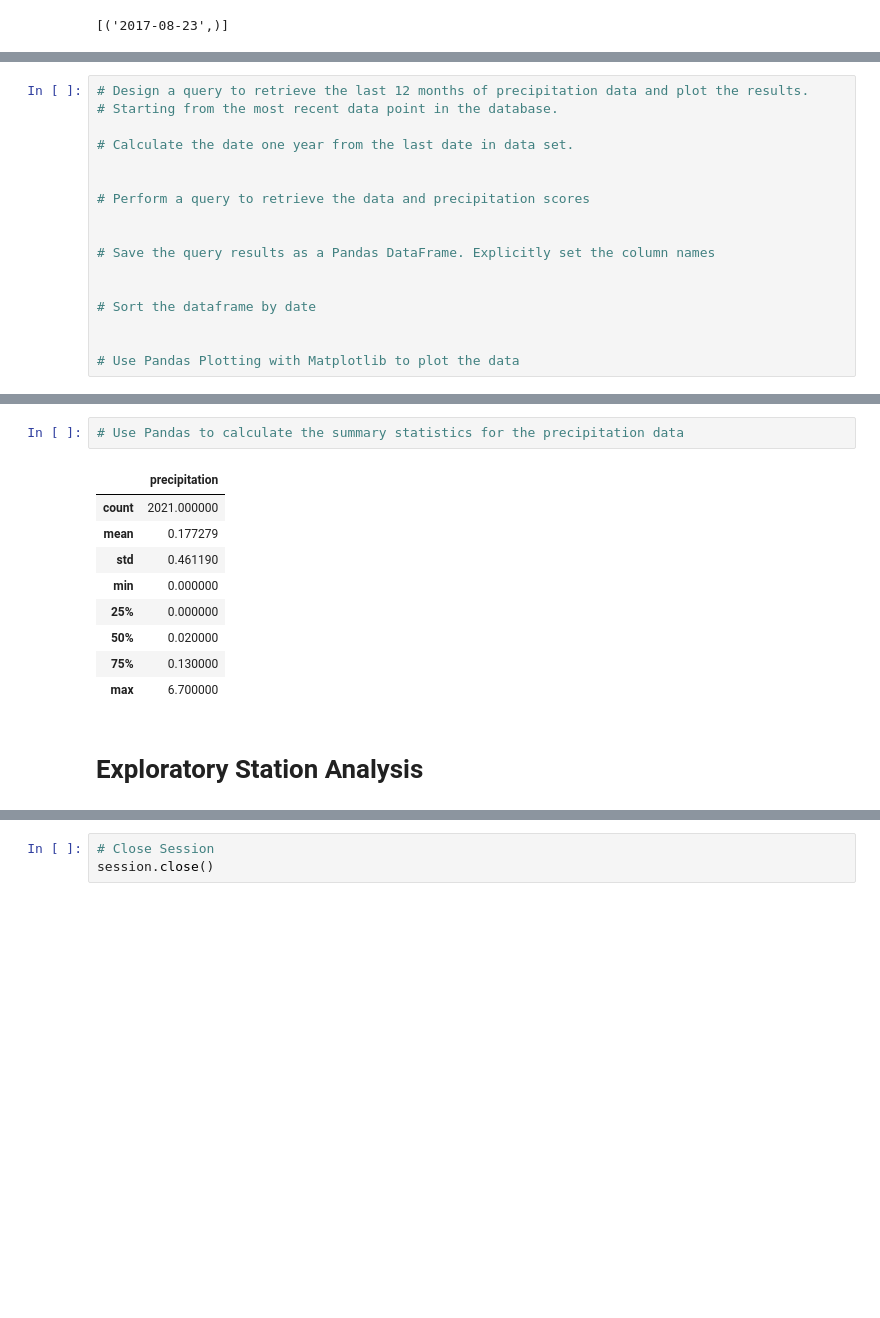
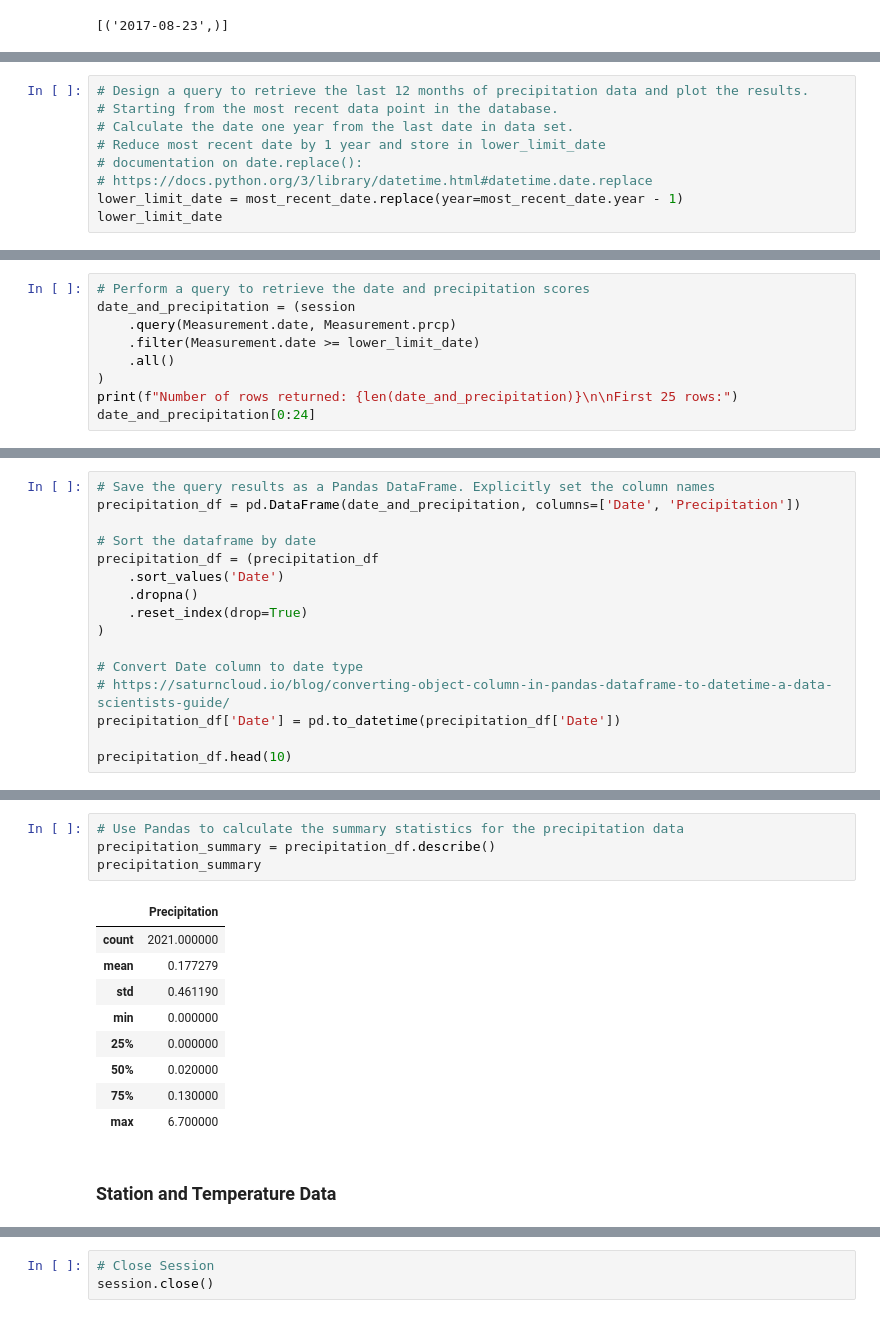
Before and after one commit to tsbarr/sqlalchemy-challenge, a Jupyter notebook: SurfsUp/climate_starter.ipynb, the cells around one changed output, grey strips where cells are left out. Cells and saved outputs as stored; diff of their text form; blank space fills up the shorter version.

```diff
--- a/SurfsUp/climate_starter.ipynb
+++ b/SurfsUp/climate_starter.ipynb
@@ -115,18 +121,10 @@ datetime.date(2017, 8, 23)
 # %%
 # Design a query to retrieve the last 12 months of precipitation data and plot the results.
 # Starting from the most recent data point in the database.
-
 # Calculate the date one year from the last date in data set.
-
-
-# Perform a query to retrieve the data and precipitation scores
-
-
-# Save the query results as a Pandas DataFrame. Explicitly set the column names
-
-
-# Sort the dataframe by date
-
-
-# Use Pandas Plotting with Matplotlib to plot the data
+# Reduce most recent date by 1 year and store in lower_limit_date
+# documentation on date.replace():
+# https://docs.python.org/3/library/datetime.html#datetime.date.replace
+lower_limit_date = most_recent_date.replace(year=most_recent_date.year - 1)
+lower_limit_date
 # %% [output]
@@ -134,0 +132,9 @@ Text(0, 0.5, 'Inches')
+# %%
+# Perform a query to retrieve the date and precipitation scores
+date_and_precipitation = (session
+    .query(Measurement.date, Measurement.prcp)
+    .filter(Measurement.date >= lower_limit_date)
+    .all()
+)
+print(f"Number of rows returned: {len(date_and_precipitation)}\n\nFirst 25 rows:")
+date_and_precipitation[0:24]
@@ -134,0 +162,16 @@ Text(0, 0.5, 'Inches')
+# %%
+# Save the query results as a Pandas DataFrame. Explicitly set the column names
+precipitation_df = pd.DataFrame(date_and_precipitation, columns=['Date', 'Precipitation'])
+
+# Sort the dataframe by date
+precipitation_df = (precipitation_df
+    .sort_values('Date')
+    .dropna()
+    .reset_index(drop=True)
+)
+
+# Convert Date column to date type
+# https://saturncloud.io/blog/converting-object-column-in-pandas-dataframe-to-datetime-a-data-scientists-guide/
+precipitation_df['Date'] = pd.to_datetime(precipitation_df['Date'])
+
+precipitation_df.head(10)
@@ -135,7 +231,9 @@ Text(0, 0.5, 'Inches')
 # %%
 # Use Pandas to calculate the summary statistics for the precipitation data
+precipitation_summary = precipitation_df.describe()
+precipitation_summary
 # %% [output]
-|  | precipitation |
+|  | Precipitation |
 | count | 2021.000000 |
 | mean | 0.177279 |
 | std | 0.461190 |
@@ -144,7 +242,7 @@ Text(0, 0.5, 'Inches')
 | 50% | 0.020000 |
 | 75% | 0.130000 |
 | max | 6.700000 |
-# %% [markdown]
-# Exploratory Station Analysis
+# %% [markdown]
+### Station and Temperature Data
 # %%
 # Design a query to calculate the total number of stations in the dataset
```
Also changed, not shown: parts of 23 cells of this notebook, 1 other file.
